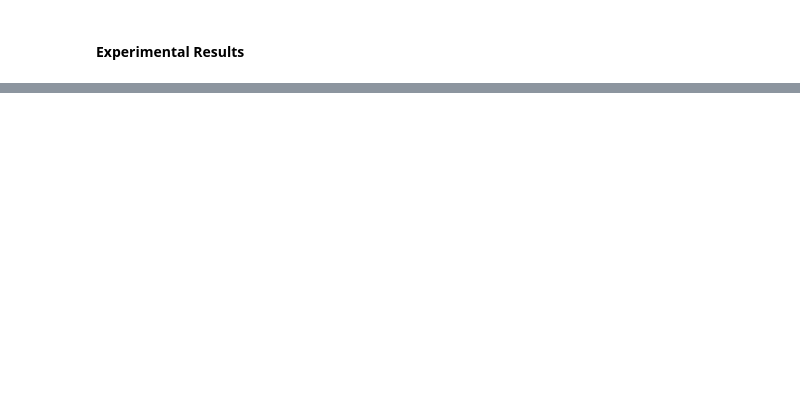
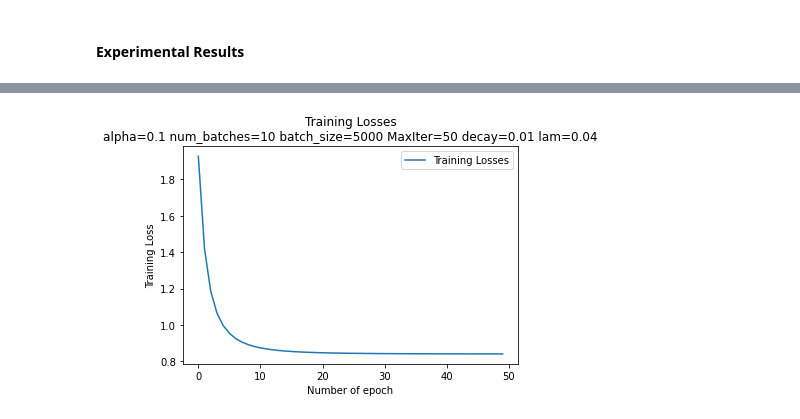
Before and after one commit to nklapste/CMPUT_466_coding_assignment_2, a Jupyter notebook: c2p1.ipynb, the cells around one changed output, grey strips where cells are left out. Saved outputs shown, nothing was run; the diff lists cells and outputs as text; code cells hidden in the pictures; blank space fills up the shorter version.

```diff
--- a/c2p1.ipynb
+++ b/c2p1.ipynb
@@ -427,0 +317,98 @@ tst_acc:0.891500 correct|incorrect:8915|1085
+# %%
+
+# don't spam stdout
+verbose = False
+
+hyperparameter_tests = [
+    {  # 88 test accuracy
+        "alpha": 0.1,
+        "num_batches": 10,
+        "MaxIter": 50,
+        "decay": 0.01,
+        "lam": 0.04
+    },
+    { # 89.25 test accuracy
+        "alpha": 0.3,
+        "num_batches": 10,
+        "MaxIter": 100,
+        "decay": 0.002,
+        "lam": 0.00000003
+    },
+    {
+        "alpha": 0.4,
+        "num_batches": 20,
+        "MaxIter": 100,
+        "decay": 0.0025,
+        "lam": 0.00000003
+    },
+    { # feels like over fitting
+        "alpha": 0.3,
+        "num_batches": 10,
+        "MaxIter": 100,
+        "decay": 0.002,
+        "lam": 0.00000003
+    },
+    {
+        "alpha": 0.36,
+        "num_batches": 10,
+        "MaxIter": 50,
+        "decay": 0.014,
+        "lam": 0.00000003
+    },
+    {
+        "alpha": 0.37,
+        "num_batches": 16,
+        "MaxIter": 200,
+        "decay": 0.01,
+        "lam": 0.00000003
+    },
+    {
+        "alpha": 0.37,
+        "num_batches": 16,
+        "MaxIter": 75,
+        "decay": 0.01,
+        "lam": 0.00000003
+    },
+    {
+        "alpha": 0.4,
+        "num_batches": 16,
+        "MaxIter": 30,
+        "decay": 0.01,
+        "lam": 0.00000003
+    },
+    { # subjectively best performance
+        "alpha": 0.5,
+        "num_batches": 16,
+        "MaxIter": 30,
+        "decay": 0.01,
+        "lam": 0.00000003
+    }
+]
+
+
+for hyperparameter_dict in hyperparameter_tests:
+    # reload the MNIST data to be safe
+    X_train, t_train, X_val, t_val, X_test, t_test = readMNISTdata()
+    print(X_train.shape, t_train.shape, X_val.shape, t_val.shape, X_test.shape, t_test.shape)
+
+    alpha = hyperparameter_dict["alpha"]
+    num_batches = hyperparameter_dict["num_batches"]
+    batch_size = 50000 // num_batches
+    MaxIter = hyperparameter_dict["MaxIter"]
+    decay = hyperparameter_dict["decay"]
+    lam = hyperparameter_dict["lam"]
+
+    print(f"alpha={alpha} num_batches={num_batches} batch_size={batch_size} MaxIter={MaxIter} decay={decay} lam={lam}")
+
+    epoch_best, losses_train, acc_val, acc_best, W_best = train(X_train, t_train, X_val, t_val)
+    plot_training_losses(losses_train)
+    plot_training_accuracy(acc_val)
+
+    acc, num_correct, num_incorrect = getAccuracy(X_train, t_train, W_best)
+    print(f"trn_acc:{acc:.6f} correct|incorrect:{num_correct}|{num_incorrect}")
+    acc, num_correct, num_incorrect = getAccuracy(X_val, t_val, W_best)
+    print(f"val_acc:{acc:.6f} correct|incorrect:{num_correct}|{num_incorrect}")
+    acc, num_correct, num_incorrect = getAccuracy(X_test, t_test, W_best)
+    print(f"tst_acc:{acc:.6f} correct|incorrect:{num_correct}|{num_incorrect}")
+    print()
+# %% [output]
@@ -427,0 +418 @@ tst_acc:0.891500 correct|incorrect:8915|1085
+[figure, added]
```
Also changed, not shown: parts of 12 cells of this notebook.
